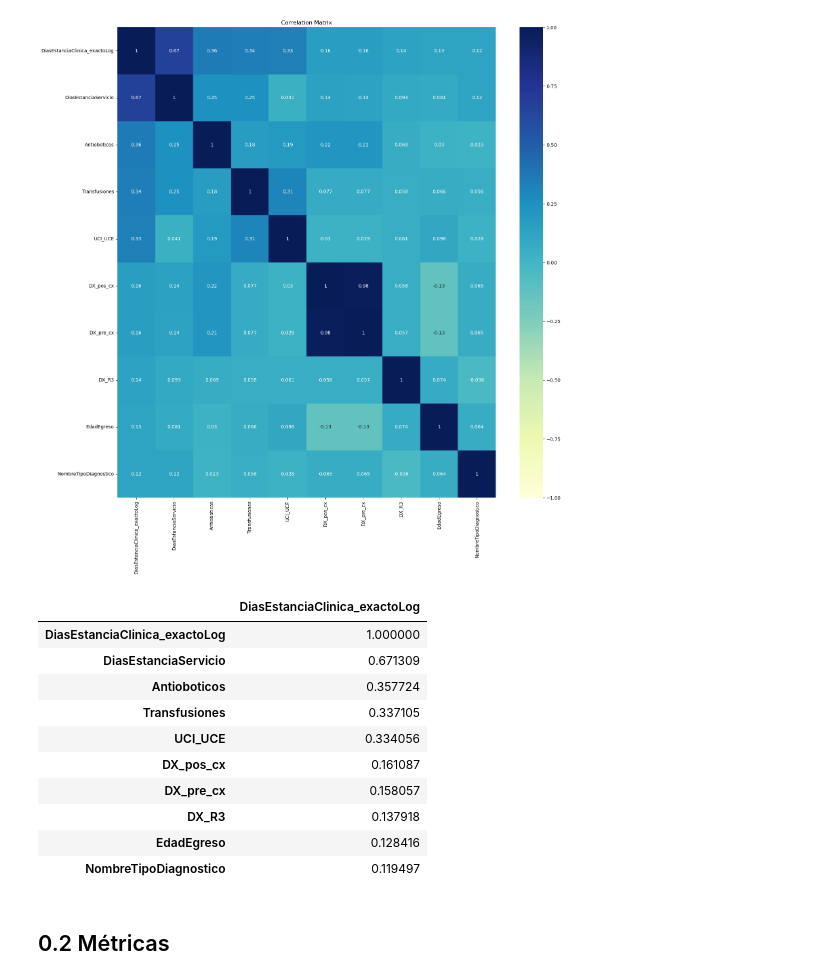
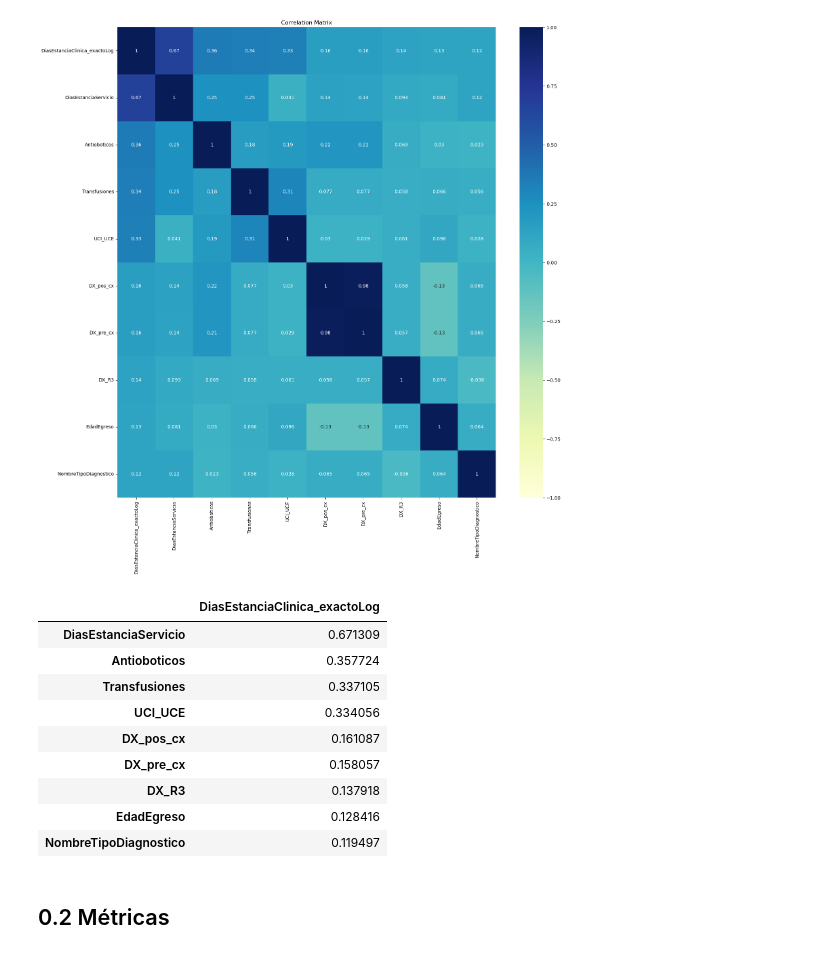
Before and after one commit to AndresBanquezBio/Hackathon, a Jupyter notebook: 03_Modelos_General.ipynb, the cells around one changed output. Cells and saved outputs as stored; diff of their text form; code cells hidden in the pictures.

```diff
--- a/03_Modelos_General.ipynb
+++ b/03_Modelos_General.ipynb
@@ -54,10 +54,9 @@ plt.show()
 [figure]
 # %%
 target_corr_df = pd.DataFrame(corr_matrix["DiasEstanciaClinica_exactoLog"].sort_values(ascending=False))
-target_corr_df
+target_corr_df[1:]
 # %% [output]
 |  | DiasEstanciaClinica_exactoLog |
-| DiasEstanciaClinica_exactoLog | 1.000000 |
 | DiasEstanciaServicio | 0.671309 |
 | Antioboticos | 0.357724 |
 | Transfusiones | 0.337105 |
```
Also changed, not shown: 4 other files.
